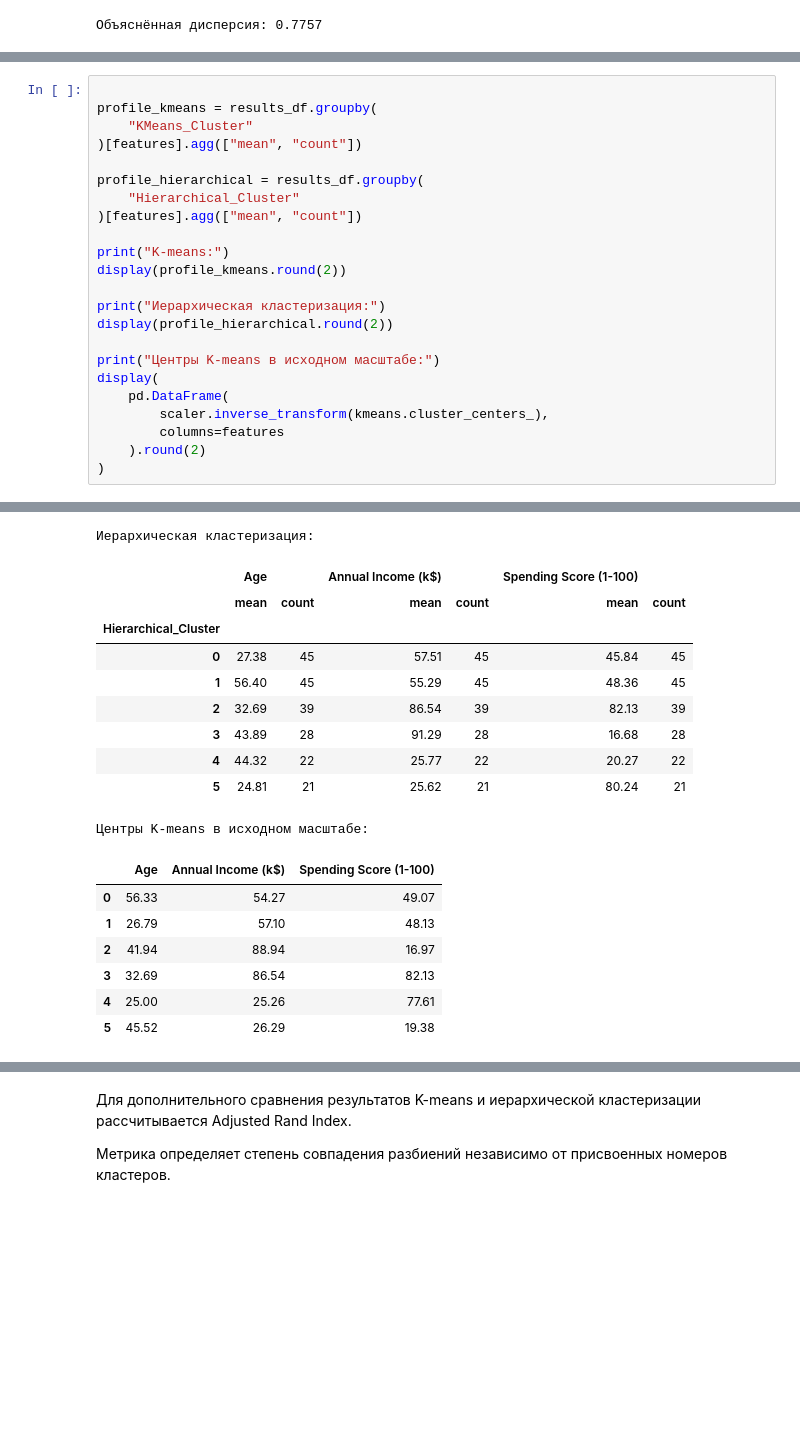
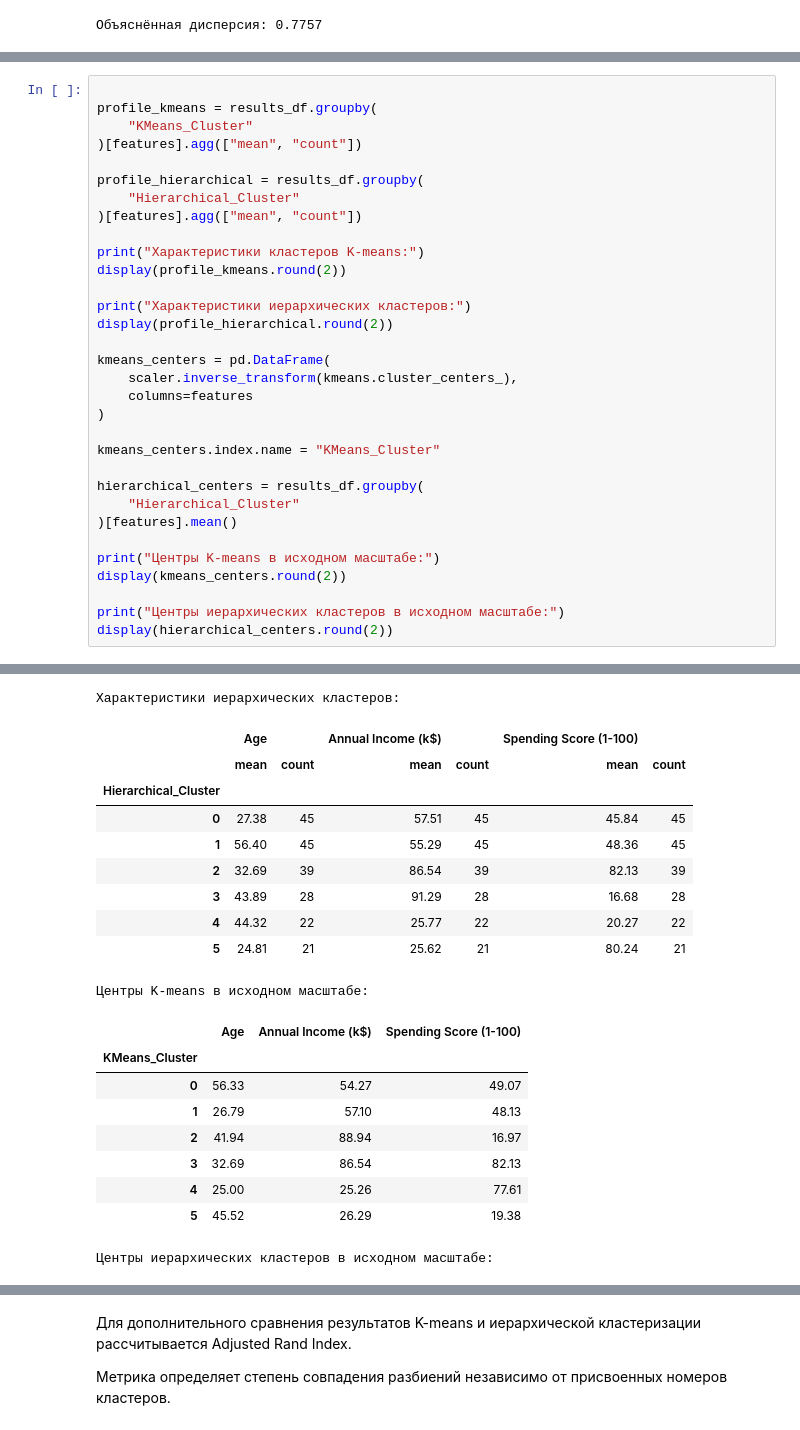
Before and after one commit to anna-1225/lab_3_machine, a Jupyter notebook: otchet.ipynb, the cells around one changed output, grey strips where cells are left out. Saved outputs shown, nothing was run; the diff lists cells and outputs as text; blank space fills up the shorter version.

```diff
--- a/otchet.ipynb
+++ b/otchet.ipynb
@@ -903,17 +956,26 @@ profile_hierarchical = results_df.groupby(
     "Hierarchical_Cluster"
 )[features].agg(["mean", "count"])
 
-print("K-means:")
+print("Характеристики кластеров K-means:")
 display(profile_kmeans.round(2))
 
-print("Иерархическая кластеризация:")
+print("Характеристики иерархических кластеров:")
 display(profile_hierarchical.round(2))
 
+kmeans_centers = pd.DataFrame(
+    scaler.inverse_transform(kmeans.cluster_centers_),
+    columns=features
+)
+
+kmeans_centers.index.name = "KMeans_Cluster"
+
+hierarchical_centers = results_df.groupby(
+    "Hierarchical_Cluster"
+)[features].mean()
+
 print("Центры K-means в исходном масштабе:")
-display(
-    pd.DataFrame(
-        scaler.inverse_transform(kmeans.cluster_centers_),
-        columns=features
-    ).round(2)
-)
+display(kmeans_centers.round(2))
+
+print("Центры иерархических кластеров в исходном масштабе:")
+display(hierarchical_centers.round(2))
 # %% [output]
@@ -921,27 +983,29 @@ K-means:
 |  | Age |  | Annual Income (k$) |  | Spending Score (1-100) |  |
 |  | mean | count | mean | count | mean | count |
 | KMeans_Cluster |  |  |  |  |  |  |
 | 0 | 56.33 | 45 | 54.27 | 45 | 49.07 | 45 |
 | 1 | 26.79 | 39 | 57.10 | 39 | 48.13 | 39 |
 | 2 | 41.94 | 33 | 88.94 | 33 | 16.97 | 33 |
 | 3 | 32.69 | 39 | 86.54 | 39 | 82.13 | 39 |
 | 4 | 25.00 | 23 | 25.26 | 23 | 77.61 | 23 |
 | 5 | 45.52 | 21 | 26.29 | 21 | 19.38 | 21 |
-Иерархическая кластеризация:
+Характеристики иерархических кластеров:
 |  | Age |  | Annual Income (k$) |  | Spending Score (1-100) |  |
 |  | mean | count | mean | count | mean | count |
 | Hierarchical_Cluster |  |  |  |  |  |  |
 | 0 | 27.38 | 45 | 57.51 | 45 | 45.84 | 45 |
 | 1 | 56.40 | 45 | 55.29 | 45 | 48.36 | 45 |
 | 2 | 32.69 | 39 | 86.54 | 39 | 82.13 | 39 |
 | 3 | 43.89 | 28 | 91.29 | 28 | 16.68 | 28 |
 | 4 | 44.32 | 22 | 25.77 | 22 | 20.27 | 22 |
 | 5 | 24.81 | 21 | 25.62 | 21 | 80.24 | 21 |
 Центры K-means в исходном масштабе:
 |  | Age | Annual Income (k$) | Spending Score (1-100) |
+| KMeans_Cluster |  |  |  |
 | 0 | 56.33 | 54.27 | 49.07 |
 | 1 | 26.79 | 57.10 | 48.13 |
 | 2 | 41.94 | 88.94 | 16.97 |
 | 3 | 32.69 | 86.54 | 82.13 |
 | 4 | 25.00 | 25.26 | 77.61 |
 | 5 | 45.52 | 26.29 | 19.38 |
+Центры иерархических кластеров в исходном масштабе:
```
Also changed, not shown: parts of 20 cells of this notebook, 3 other files.
